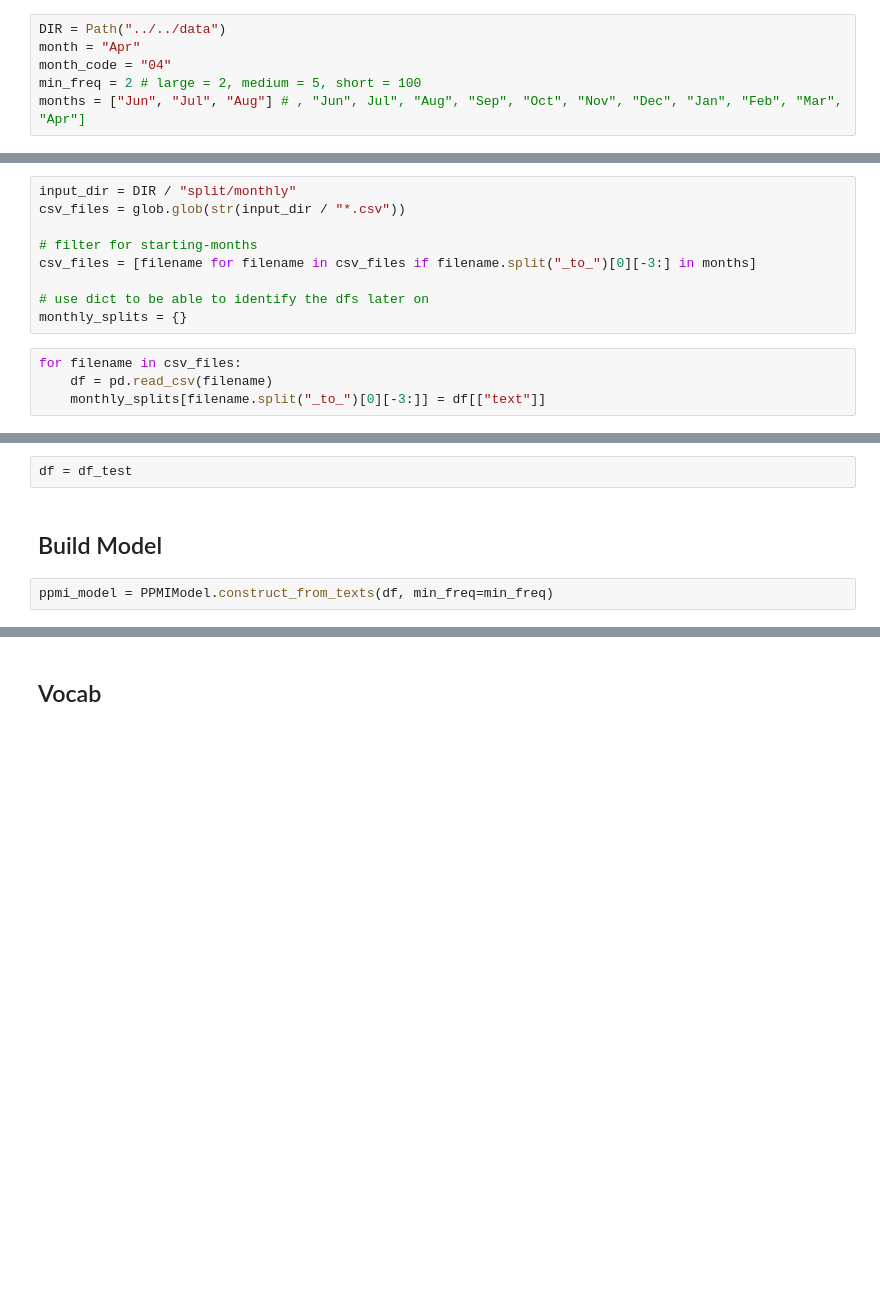
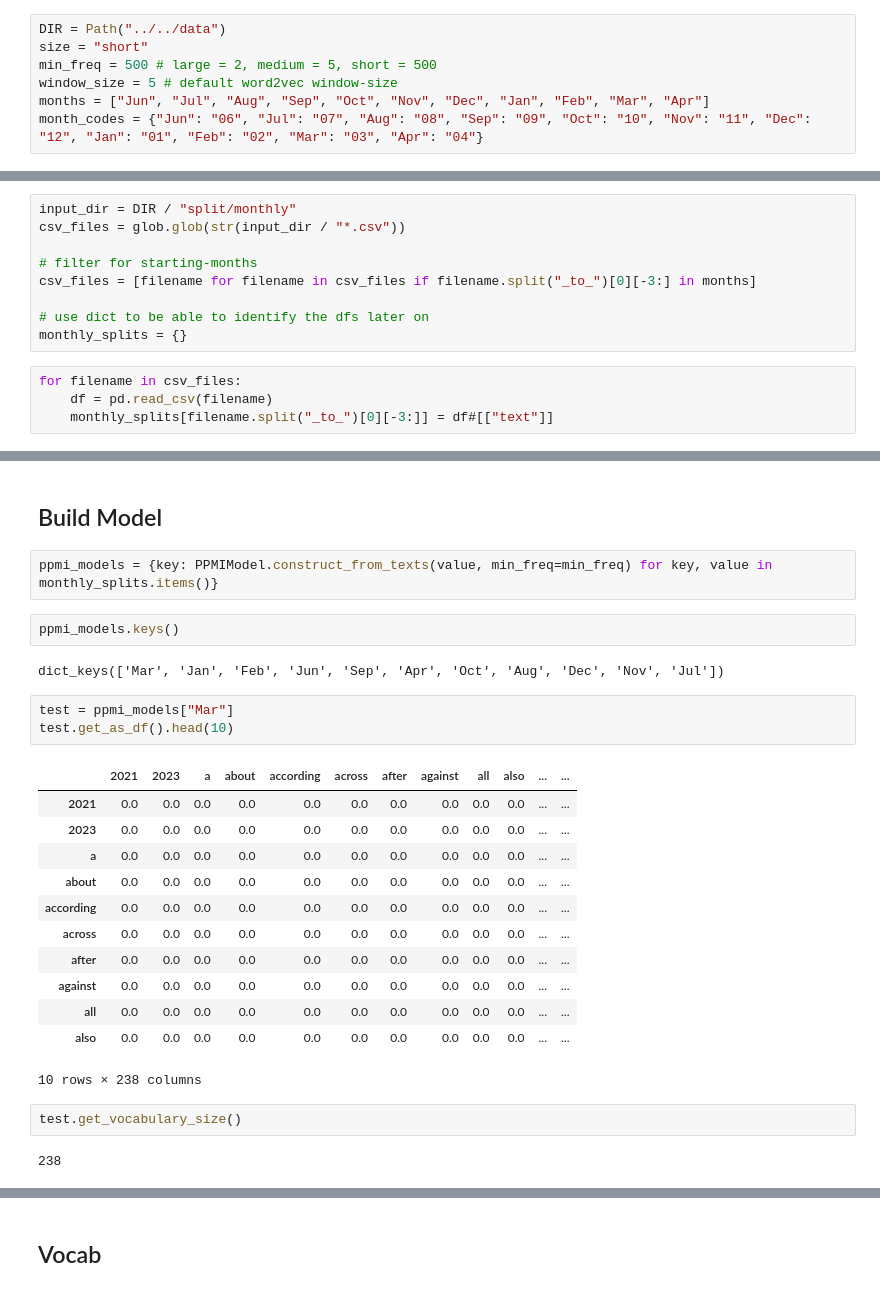
Before and after one commit to FlackoJodye1/temporal-word-embeddings, a Jupyter notebook: packages/TPPMI/tppmi_creation.ipynb, the cells around one changed output, grey strips where cells are left out. Cells and saved outputs as stored; diff of their text form; blank space fills up the shorter version.

```diff
--- a/packages/TPPMI/tppmi_creation.ipynb
+++ b/packages/TPPMI/tppmi_creation.ipynb
@@ -16,10 +16,11 @@ nltk.download('punkt');
 ## Setup
 # %%
 DIR = Path("../../data")
-month = "Apr"
-month_code = "04"
-min_freq = 2 # large = 2, medium = 5, short = 100
-months = ["Jun", "Jul", "Aug"] # , "Jun", Jul", "Aug", "Sep", "Oct", "Nov", "Dec", "Jan", "Feb", "Mar", "Apr"]
+size = "short"
+min_freq = 500 # large = 2, medium = 5, short = 500
+window_size = 5 # default word2vec window-size
+months = ["Jun", "Jul", "Aug", "Sep", "Oct", "Nov", "Dec", "Jan", "Feb", "Mar", "Apr"]
+month_codes = {"Jun": "06", "Jul": "07", "Aug": "08", "Sep": "09", "Oct": "10", "Nov": "11", "Dec": "12", "Jan": "01", "Feb": "02", "Mar": "03", "Apr": "04"}
 # %% [markdown]
 ## Build Corpus
 # %% [markdown]
@@ -41,4 +42,4 @@ monthly_splits = {}
 # %%
 for filename in csv_files:
     df = pd.read_csv(filename)
-    monthly_splits[filename.split("_to_")[0][-3:]] = df[["text"]]
+    monthly_splits[filename.split("_to_")[0][-3:]] = df#[["text"]]
@@ -47,6 +46,28 @@ df_test = monthly_splits[month]
-# %%
-df = df_test
 # %% [markdown]
 ## Build Model
-# %%
-ppmi_model = PPMIModel.construct_from_texts(df, min_freq=min_freq)
+# %%
+ppmi_models = {key: PPMIModel.construct_from_texts(value, min_freq=min_freq) for key, value in monthly_splits.items()}
+# %%
+ppmi_models.keys()
+# %% [output]
+dict_keys(['Mar', 'Jan', 'Feb', 'Jun', 'Sep', 'Apr', 'Oct', 'Aug', 'Dec', 'Nov', 'Jul'])
+# %%
+test = ppmi_models["Mar"]
+test.get_as_df().head(10)
+# %% [output]
+|  | 2021 | 2023 | a | about | according | across | after | against | all | also | ... | ... |
+| 2021 | 0.0 | 0.0 | 0.0 | 0.0 | 0.0 | 0.0 | 0.0 | 0.0 | 0.0 | 0.0 | ... | ... |
+| 2023 | 0.0 | 0.0 | 0.0 | 0.0 | 0.0 | 0.0 | 0.0 | 0.0 | 0.0 | 0.0 | ... | ... |
+| a | 0.0 | 0.0 | 0.0 | 0.0 | 0.0 | 0.0 | 0.0 | 0.0 | 0.0 | 0.0 | ... | ... |
+| about | 0.0 | 0.0 | 0.0 | 0.0 | 0.0 | 0.0 | 0.0 | 0.0 | 0.0 | 0.0 | ... | ... |
+| according | 0.0 | 0.0 | 0.0 | 0.0 | 0.0 | 0.0 | 0.0 | 0.0 | 0.0 | 0.0 | ... | ... |
+| across | 0.0 | 0.0 | 0.0 | 0.0 | 0.0 | 0.0 | 0.0 | 0.0 | 0.0 | 0.0 | ... | ... |
+| after | 0.0 | 0.0 | 0.0 | 0.0 | 0.0 | 0.0 | 0.0 | 0.0 | 0.0 | 0.0 | ... | ... |
+| against | 0.0 | 0.0 | 0.0 | 0.0 | 0.0 | 0.0 | 0.0 | 0.0 | 0.0 | 0.0 | ... | ... |
+| all | 0.0 | 0.0 | 0.0 | 0.0 | 0.0 | 0.0 | 0.0 | 0.0 | 0.0 | 0.0 | ... | ... |
+| also | 0.0 | 0.0 | 0.0 | 0.0 | 0.0 | 0.0 | 0.0 | 0.0 | 0.0 | 0.0 | ... | ... |
+10 rows × 238 columns
+# %%
+test.get_vocabulary_size()
+# %% [output]
+238
```
Also changed, not shown: parts of 15 cells of this notebook, 3 other files.
